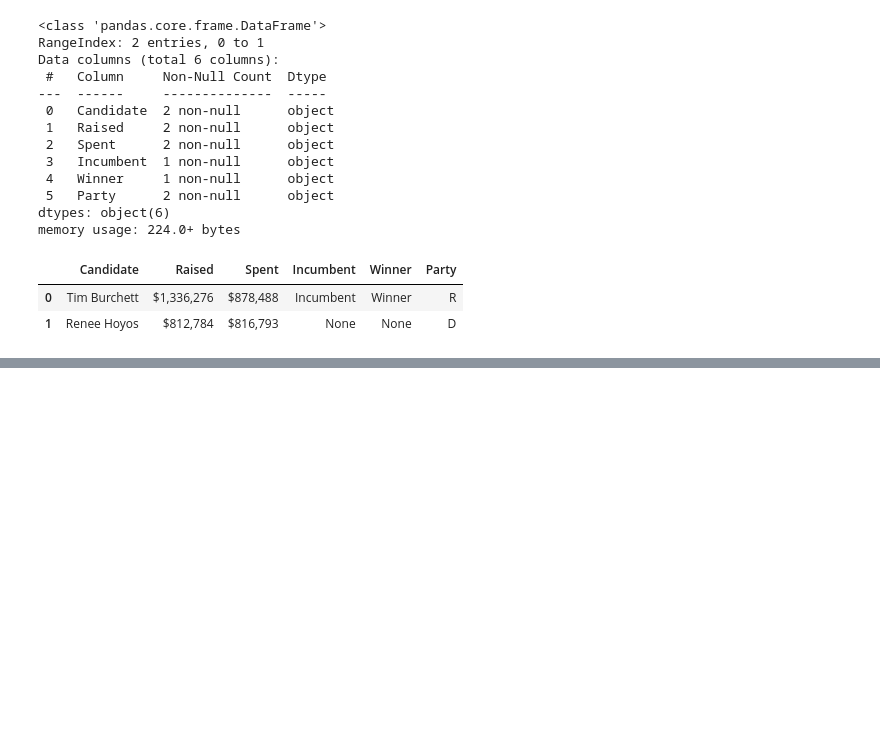
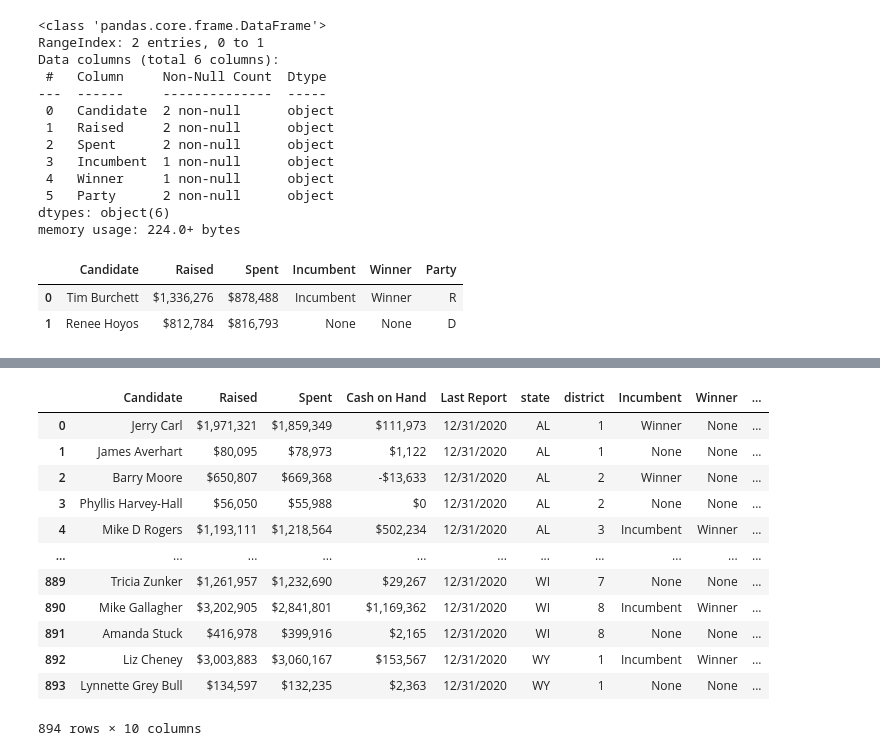
Before and after one commit to nss-data-science-cohort-5/webscraping_open_secrets-orange-oscelots_project-3, a Jupyter notebook: Political contributions.ipynb, the cells around one changed output, grey strips where cells are left out. Cells and saved outputs as stored; diff of their text form; code cells hidden in the pictures; blank space fills up the shorter version.

```diff
--- a/Political contributions.ipynb
+++ b/Political contributions.ipynb
@@ -130,3 +131,5 @@ columns=list(tn02_table_lean.columns)
 # %%
 for x in columns:
     tn02_table_lean[x]=tn02_table_lean[x].str.strip()
+# %%
+all_candidates=pd.read_csv('../webscraping_open_secrets-orange-oscelots_project-3/all_state.csv')
@@ -132,0 +152,20 @@ for x in columns:
+# %%
+all_candidates[['Candidate', 'Incumbent', 'Winner']]= all_candidates['Candidate'].str.split('•', 2, expand=True)
+# %%
+all_candidates[['Candidate', 'Party']]=all_candidates['Candidate'].str.split('(',1, expand=True)
+# %%
+all_candidates
+# %% [output]
+|  | Candidate | Raised | Spent | Cash on Hand | Last Report | state | district | Incumbent | Winner | ... |
+| 0 | Jerry Carl | $1,971,321 | $1,859,349 | $111,973 | 12/31/2020 | AL | 1 | Winner | None | ... |
+| 1 | James Averhart | $80,095 | $78,973 | $1,122 | 12/31/2020 | AL | 1 | None | None | ... |
+| 2 | Barry Moore | $650,807 | $669,368 | -$13,633 | 12/31/2020 | AL | 2 | Winner | None | ... |
+| 3 | Phyllis Harvey-Hall | $56,050 | $55,988 | $0 | 12/31/2020 | AL | 2 | None | None | ... |
+| 4 | Mike D Rogers | $1,193,111 | $1,218,564 | $502,234 | 12/31/2020 | AL | 3 | Incumbent | Winner | ... |
+| ... | ... | ... | ... | ... | ... | ... | ... | ... | ... | ... |
+| 889 | Tricia Zunker | $1,261,957 | $1,232,690 | $29,267 | 12/31/2020 | WI | 7 | None | None | ... |
+| 890 | Mike Gallagher | $3,202,905 | $2,841,801 | $1,169,362 | 12/31/2020 | WI | 8 | Incumbent | Winner | ... |
+| 891 | Amanda Stuck | $416,978 | $399,916 | $2,165 | 12/31/2020 | WI | 8 | None | None | ... |
+| 892 | Liz Cheney | $3,003,883 | $3,060,167 | $153,567 | 12/31/2020 | WY | 1 | Incumbent | Winner | ... |
+| 893 | Lynnette Grey Bull | $134,597 | $132,235 | $2,363 | 12/31/2020 | WY | 1 | None | None | ... |
+894 rows × 10 columns
```
Also changed, not shown: parts of 11 cells of this notebook.
